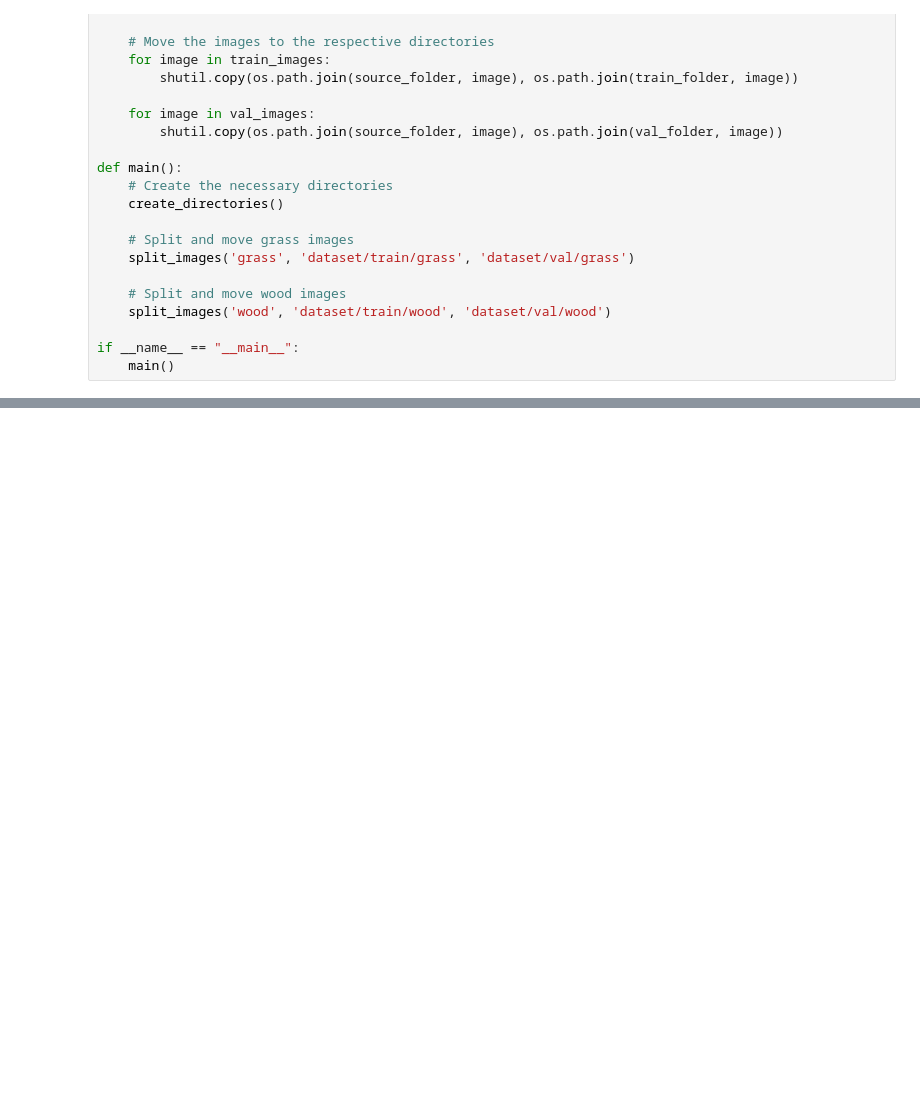
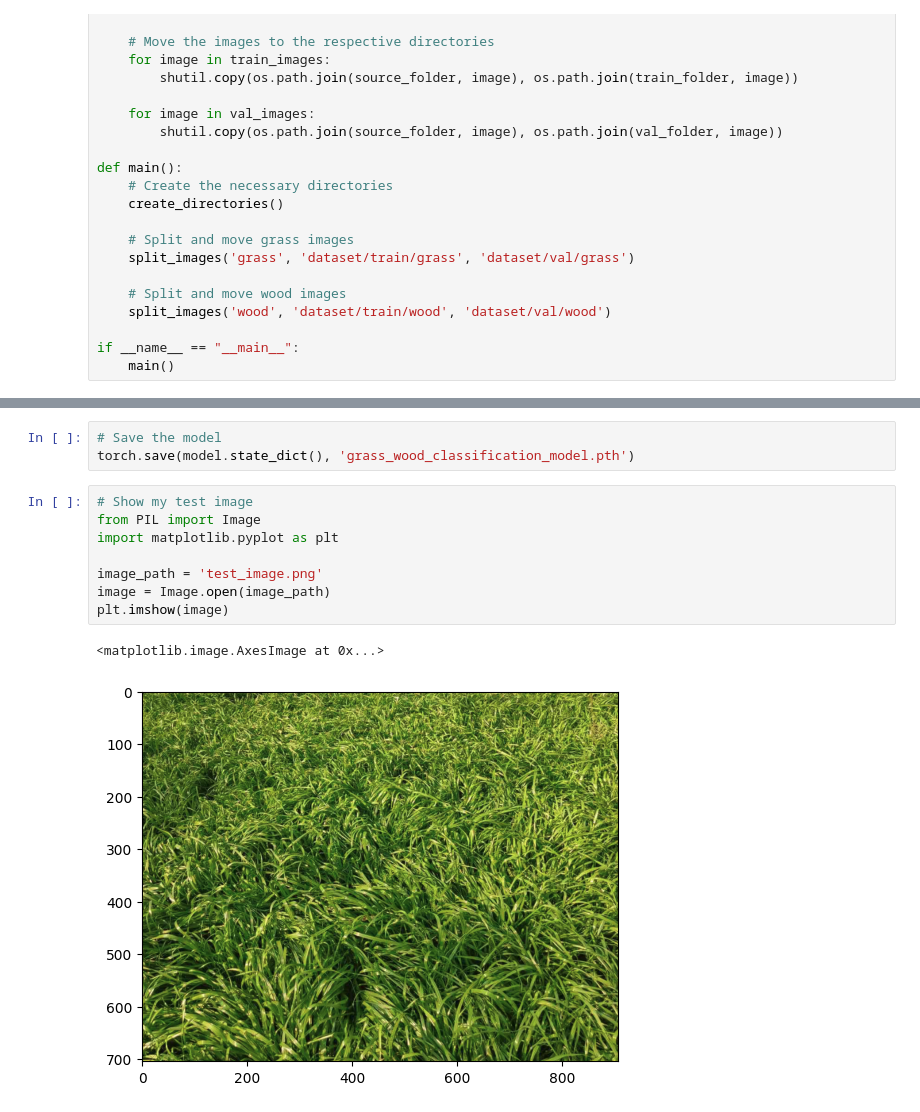
Before and after one commit to HEsiyun/Classify-wood-and-grass-using-ResNet18, a Jupyter notebook: demo_ResNet_ImageClassification.ipynb, the cells around one changed output, grey strips where cells are left out. Cells and saved outputs as stored; diff of their text form; blank space fills up the shorter version.

```diff
--- a/demo_ResNet_ImageClassification.ipynb
+++ b/demo_ResNet_ImageClassification.ipynb
@@ -102,0 +177,14 @@ KeyError: 'test'
+# %%
+# Save the model
+torch.save(model.state_dict(), 'grass_wood_classification_model.pth')
+# %%
+# Show my test image
+from PIL import Image
+import matplotlib.pyplot as plt
+
+image_path = 'test_image.png'
+image = Image.open(image_path)
+plt.imshow(image)
+# %% [output]
+<matplotlib.image.AxesImage at 0x...>
+[figure, added]
```
Also changed, not shown: parts of 14 cells of this notebook, 1 other file.
